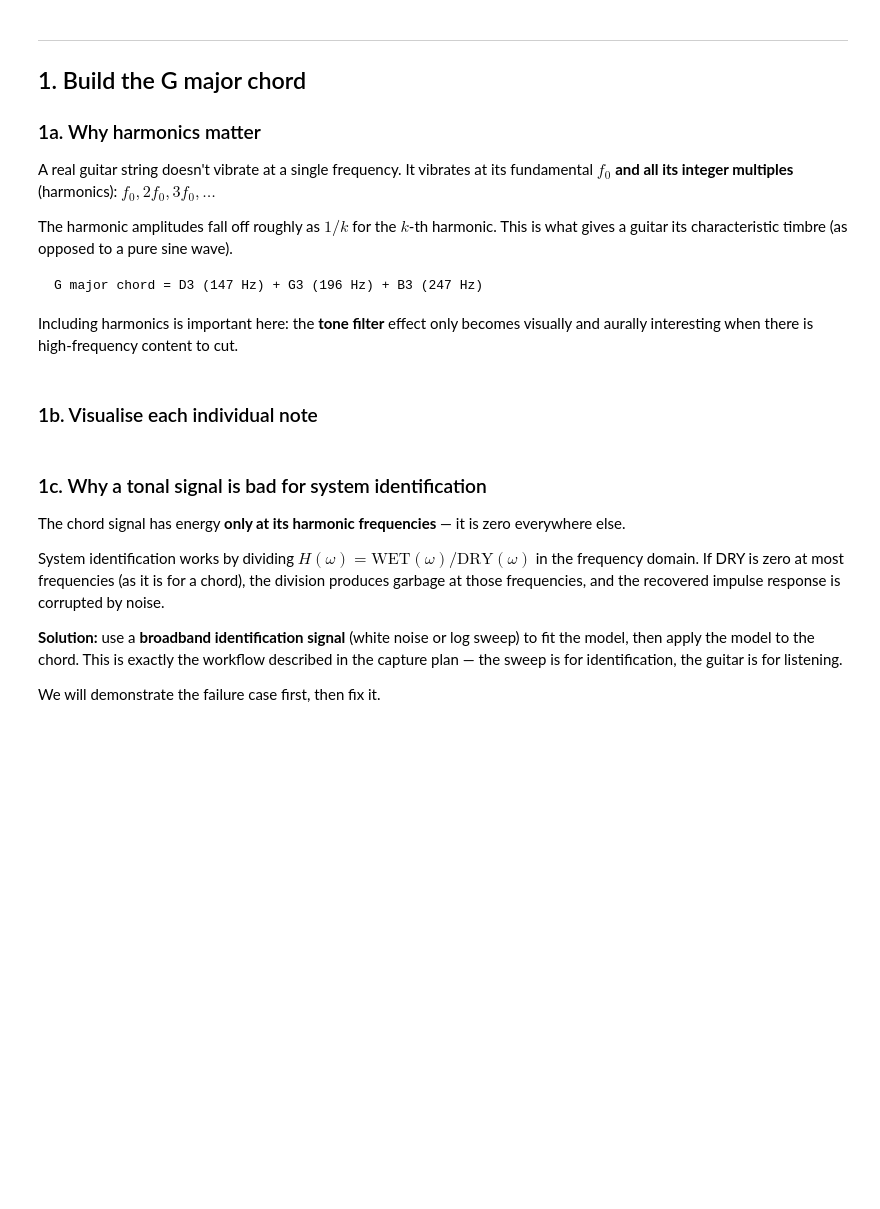
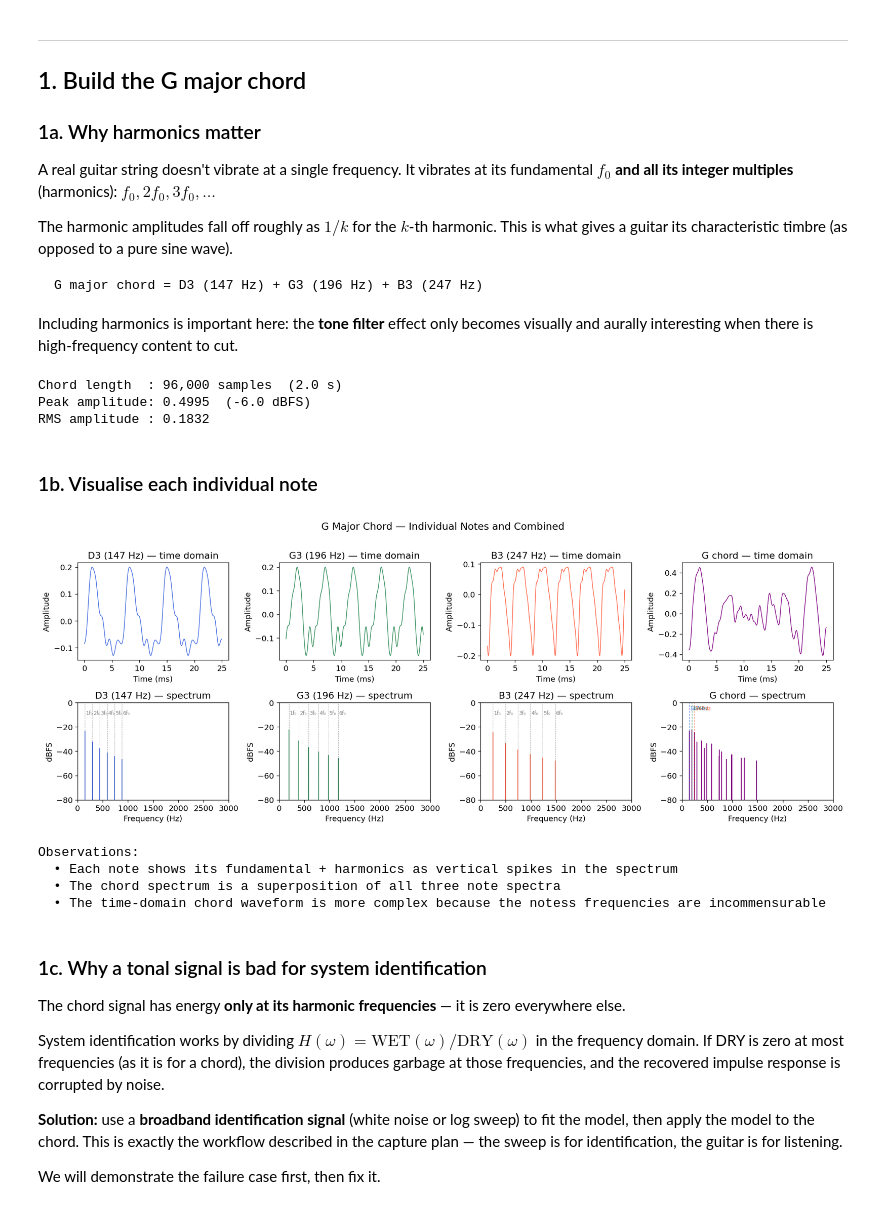
Before and after one commit to balarsen/PedalDSP, a Jupyter notebook: notebooks/learning_tier1_linear_effects.ipynb, the cells around one changed output. Saved outputs shown, nothing was run; the diff lists cells and outputs as text; code cells hidden in the pictures; blank space fills up the shorter version.

```diff
--- a/notebooks/learning_tier1_linear_effects.ipynb
+++ b/notebooks/learning_tier1_linear_effects.ipynb
@@ -77,17 +79,19 @@ G major chord = D3 (147 Hz) + G3 (196 Hz) + B3 (247 Hz)
 Including harmonics is important here: the **tone filter** effect only becomes visually and
 aurally interesting when there is high-frequency content to cut.
 # %%
-def guitar_note(
-    f0: float,
-    sr: int = SR,
-    duration: float = 2.0,
-    amp: float = 1.0,
-    n_harmonics: int = 6,
-) -> np.ndarray:
-    """Synthesise a guitar-like note: fundamental + harmonics with 1/k rolloff."""
+def guitar_note(f0, sr=SR, duration=2.0, amp=1.0, n_harmonics=6):
     t = np.linspace(0, duration, int(sr * duration), endpoint=False)
-    signal = sum((1.0 / k) * np.sin(2.0 * np.pi * k * f0 * t) for k in range(1, n_harmonics + 1))
-    signal /= np.max(np.abs(signal))  # normalise to ±1
+
+    # Random phases break the sawtooth structure
+    rng = np.random.default_rng(int(f0))
+    phases = rng.uniform(0, 2 * np.pi, n_harmonics)
+
+    # Amplitude: 1/k^1.5 rolls off faster (closer to a plucked string)
+    signal = sum(
+        (1.0 / k ** 1.5) * np.sin(2 * np.pi * k * f0 * t + phases[k - 1])
+        for k in range(1, n_harmonics + 1)
+    )
+    signal /= np.max(np.abs(signal))
     return (signal * amp).astype(np.float32)
 
 
@@ -104,6 +108,10 @@ print(f'Chord length  : {len(chord):,} samples  ({DURATION:.1f} s)')
 print(f'Peak amplitude: {np.max(np.abs(chord)):.4f}  '
       f'({20*np.log10(np.max(np.abs(chord))):.1f} dBFS)')
 print(f'RMS amplitude : {np.sqrt(np.mean(chord**2)):.4f}')
+# %% [output]
+Chord length  : 96,000 samples  (2.0 s)
+Peak amplitude: 0.4995  (-6.0 dBFS)
+RMS amplitude : 0.1832
 # %% [markdown]
 ### 1b. Visualise each individual note
 # %%
@@ -134,35 +142,40 @@ for col, (name, (sig, color)) in enumerate(notes.items()):
         if k * f0 < 3000:
             axes[1, col].axvline(k * f0, color='gray', lw=0.6, ls='--', alpha=0.6)
             axes[1, col].text(k * f0 + 15, -10, f'{k}f₀', fontsize=7, color='gray')
 
 # Chord (4th column)
 n_show = int(SR * ms / 1000)
 t_ms = np.arange(n_show) / SR * 1000
 axes[0, 3].plot(t_ms, chord[:n_show], color='purple', lw=0.9)
 axes[0, 3].set_title('G chord — time domain')
 axes[0, 3].set_xlabel('Time (ms)')
 axes[0, 3].set_ylabel('Amplitude')
 
 freqs, mag_db = db_spectrum(chord, SR)
 axes[1, 3].plot(freqs, mag_db, color='purple', lw=0.9)
 axes[1, 3].set_xlim(0, 3000)
 axes[1, 3].set_ylim(-80, 0)
 axes[1, 3].set_title('G chord — spectrum')
 axes[1, 3].set_xlabel('Frequency (Hz)')
 axes[1, 3].set_ylabel('dBFS')
 for f0_note, color in [(147, 'royalblue'), (196, 'seagreen'), (247, 'tomato')]:
     axes[1, 3].axvline(f0_note, color=color, lw=0.8, ls='--', alpha=0.7)
     axes[1, 3].text(f0_note + 10, -6, f'{f0_note}Hz', fontsize=7, color=color)
 
 fig.suptitle('G Major Chord — Individual Notes and Combined', fontsize=14, y=1.01)
 plt.tight_layout()
 plt.show()
 
 print('\nObservations:')
 print('  • Each note shows its fundamental + harmonics as vertical spikes in the spectrum')
 print('  • The chord spectrum is a superposition of all three note spectra')
-print('  • The time-domain chord waveform is more complex because the notes'\''
-      's frequencies are incommensurable')
+print('  • The time-domain chord waveform is more complex because the notess frequencies are incommensurable')
+# %% [output]
+[figure, added]
+Observations:
+  • Each note shows its fundamental + harmonics as vertical spikes in the spectrum
+  • The chord spectrum is a superposition of all three note spectra
+  • The time-domain chord waveform is more complex because the notess frequencies are incommensurable
 # %% [markdown]
 ### 1c. Why a tonal signal is bad for system identification
 
```
Also changed, not shown: parts of 8 cells of this notebook.
